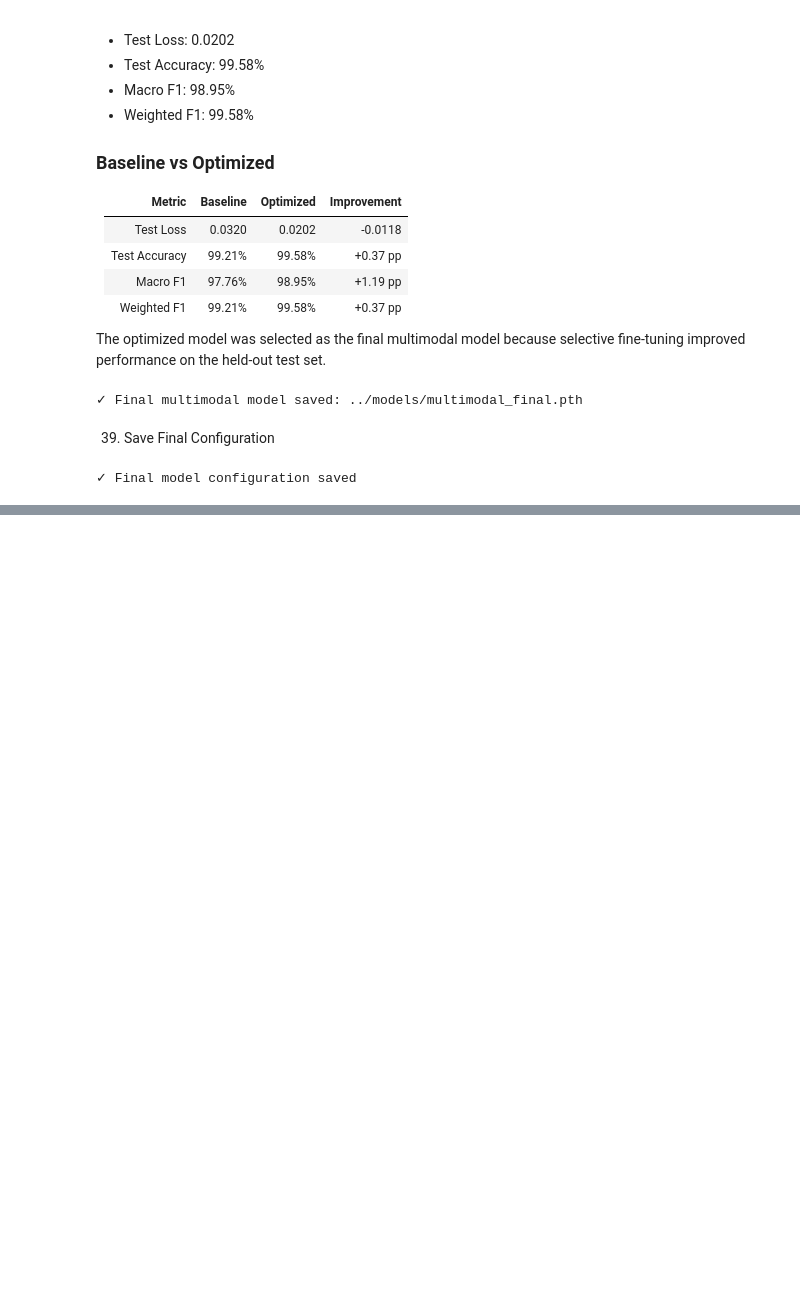
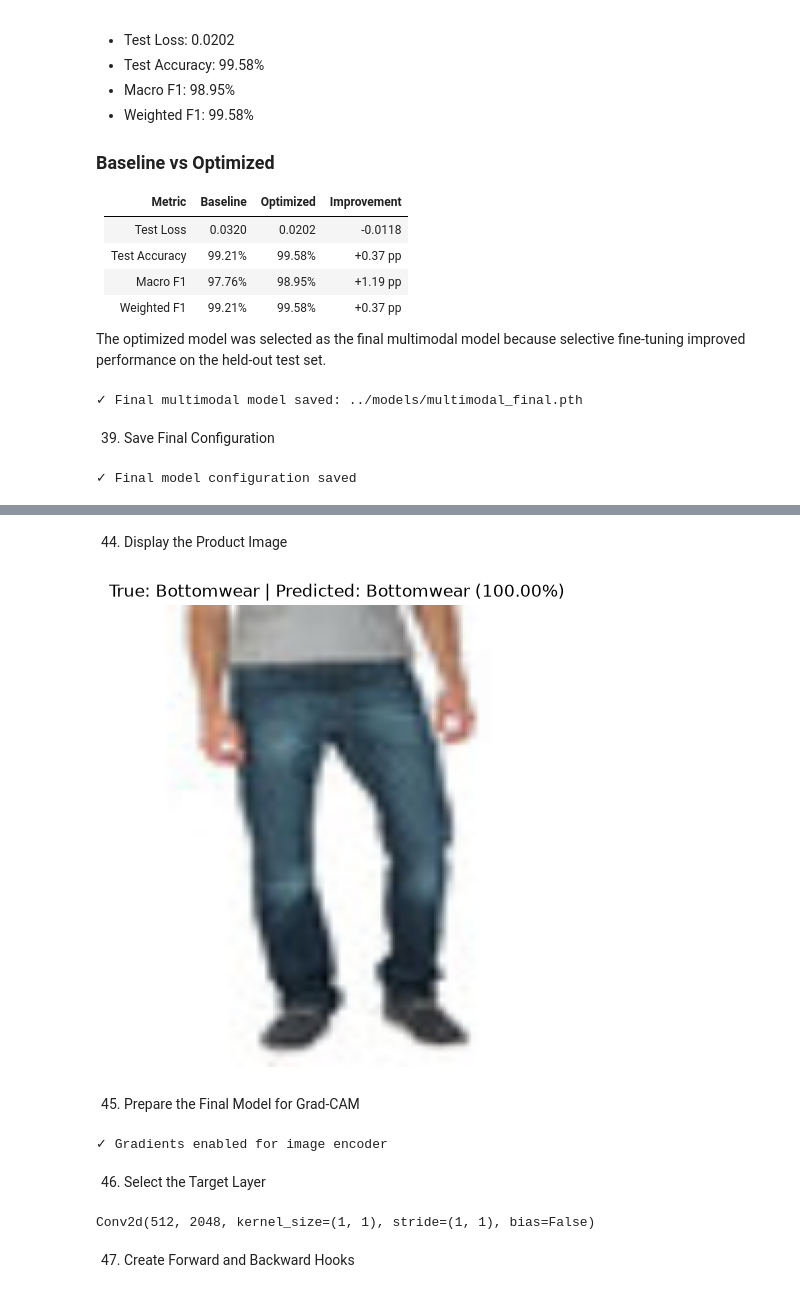
Before and after one commit to vk62945/Multimodal-Product-Intelligence, a Jupyter notebook: notebooks/05_Multimodal_Model.ipynb, the cells around one changed output, grey strips where cells are left out. Cells and saved outputs as stored; diff of their text form; code cells hidden in the pictures; blank space fills up the shorter version.

Commit message:
Add multimodal explainability

```diff
--- a/notebooks/05_Multimodal_Model.ipynb
+++ b/notebooks/05_Multimodal_Model.ipynb
@@ -1808,0 +1928,61 @@ print("✓ Final model configuration saved")
+# %% [markdown]
+44. Display the Product Image
+# %%
+import matplotlib.pyplot as plt
+
+image_tensor = test_batch["image"][0].cpu()
+
+mean = torch.tensor(
+    [0.485, 0.456, 0.406]
+).view(3, 1, 1)
+
+std = torch.tensor(
+    [0.229, 0.224, 0.225]
+).view(3, 1, 1)
+
+image_display = (
+    image_tensor * std + mean
+).clamp(0, 1)
+
+image_display = image_display.permute(
+    1, 2, 0
+).numpy()
+
+plt.figure(figsize=(6, 6))
+plt.imshow(image_display)
+plt.axis("off")
+
+plt.title(
+    f"True: {prediction_result['true_class']} | "
+    f"Predicted: {prediction_result['predicted_class']} "
+    f"({prediction_result['confidence']:.2%})"
+)
+
+plt.show()
+# %% [output]
+[figure, added]
+# %% [markdown]
+45. Prepare the Final Model for Grad-CAM
+# %%
+optimized_multimodal_model.eval()
+
+for param in optimized_multimodal_model.image_encoder.parameters():
+    param.requires_grad = True
+
+print("✓ Gradients enabled for image encoder")
+# %% [output]
+✓ Gradients enabled for image encoder
+# %% [markdown]
+46. Select the Target Layer
+# %%
+target_layer = (
+    optimized_multimodal_model
+    .image_encoder[7][2]
+    .conv3
+)
+
+print(target_layer)
+# %% [output]
+Conv2d(512, 2048, kernel_size=(1, 1), stride=(1, 1), bias=False)
+# %% [markdown]
+47. Create Forward and Backward Hooks
```
Also changed, not shown: parts of 71 cells of this notebook.
